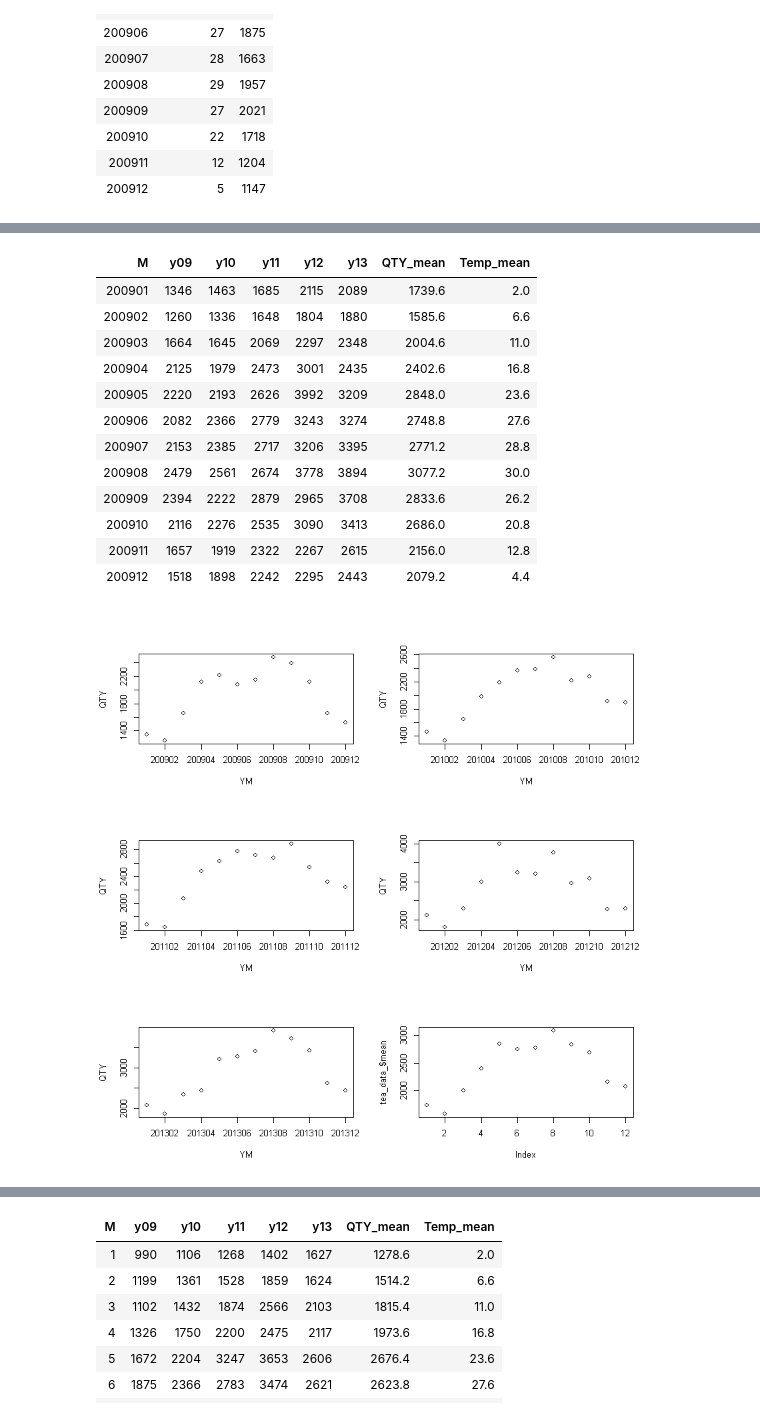
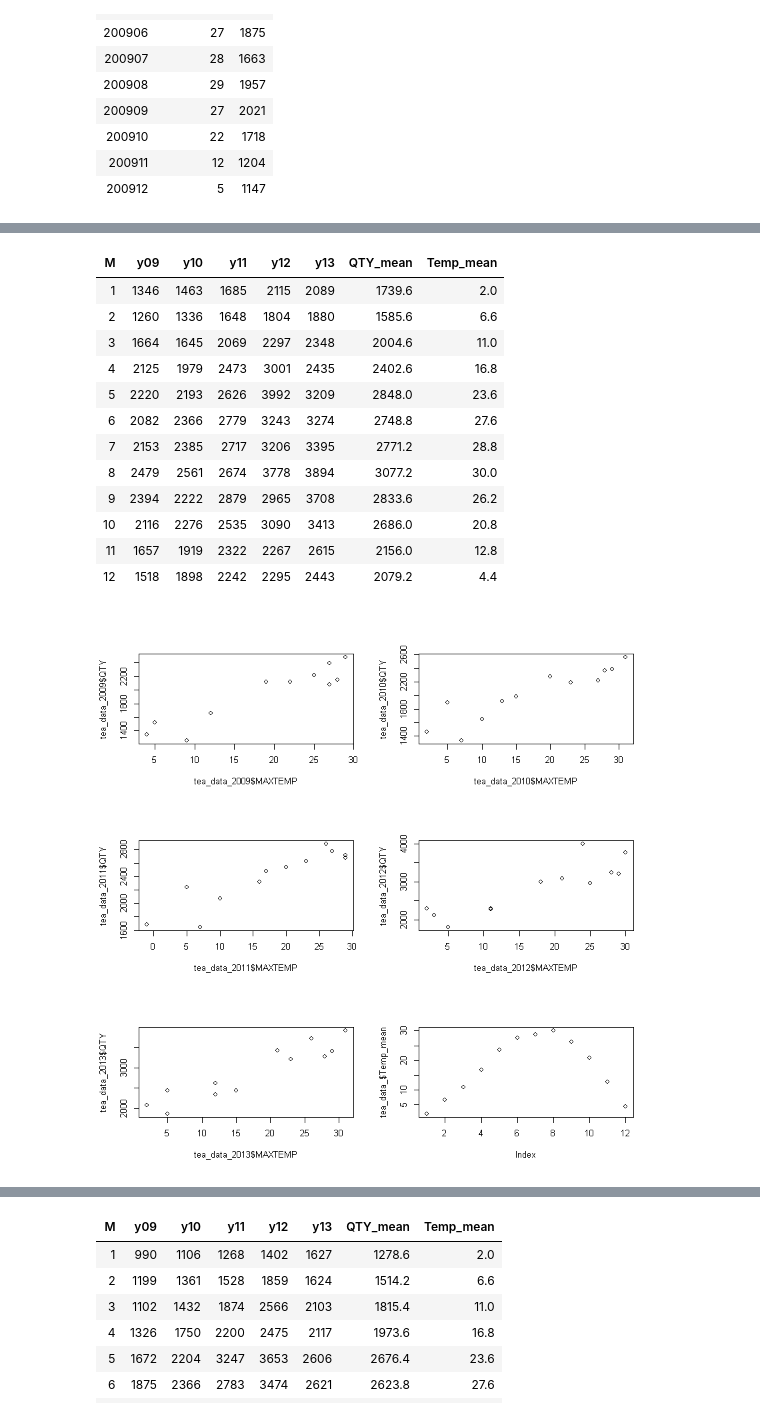
Before and after one commit to Seungki-Jeong/R_Practice, a Jupyter notebook: 개인.ipynb, the cells around one changed output, grey strips where cells are left out. Cells and saved outputs as stored; diff of their text form; code cells hidden in the pictures.

```diff
--- a/개인.ipynb
+++ b/개인.ipynb
@@ -238,6 +507,12 @@ tea_data_2013 = tea_data %>%
                     select(YM, MAXTEMP, QTY) %>%
                     filter(grepl('^2013', YM))
 
+tea_data_2009$YM = seq(1:12)
+tea_data_2010$YM = seq(1:12)
+tea_data_2011$YM = seq(1:12)
+tea_data_2012$YM = seq(1:12)
+tea_data_2013$YM = seq(1:12)
+
 tea_data_t = data.frame(tea_data_2009$YM, tea_data_2009$MAXTEMP)
 tea_data_t = cbind(tea_data_t, tea_data_2010$MAXTEMP, tea_data_2011$MAXTEMP, tea_data_2012$MAXTEMP, tea_data_2013$MAXTEMP)
 tea_data_t$t_mean = apply(tea_data_t[-c(1)], 1, mean)
@@ -252,28 +527,28 @@ colnames(tea_data_) = c('M', 'y09', 'y10', 'y11', 'y12', 'y13', 'QTY_mean', 'Tem
 tea_data_
 # %% [output]
 | M | y09 | y10 | y11 | y12 | y13 | QTY_mean | Temp_mean |
-| 200901 | 1346 | 1463 | 1685 | 2115 | 2089 | 1739.6 | 2.0 |
-| 200902 | 1260 | 1336 | 1648 | 1804 | 1880 | 1585.6 | 6.6 |
-| 200903 | 1664 | 1645 | 2069 | 2297 | 2348 | 2004.6 | 11.0 |
-| 200904 | 2125 | 1979 | 2473 | 3001 | 2435 | 2402.6 | 16.8 |
-| 200905 | 2220 | 2193 | 2626 | 3992 | 3209 | 2848.0 | 23.6 |
-| 200906 | 2082 | 2366 | 2779 | 3243 | 3274 | 2748.8 | 27.6 |
-| 200907 | 2153 | 2385 | 2717 | 3206 | 3395 | 2771.2 | 28.8 |
-| 200908 | 2479 | 2561 | 2674 | 3778 | 3894 | 3077.2 | 30.0 |
-| 200909 | 2394 | 2222 | 2879 | 2965 | 3708 | 2833.6 | 26.2 |
-| 200910 | 2116 | 2276 | 2535 | 3090 | 3413 | 2686.0 | 20.8 |
-| 200911 | 1657 | 1919 | 2322 | 2267 | 2615 | 2156.0 | 12.8 |
-| 200912 | 1518 | 1898 | 2242 | 2295 | 2443 | 2079.2 | 4.4 |
+| 1 | 1346 | 1463 | 1685 | 2115 | 2089 | 1739.6 | 2.0 |
+| 2 | 1260 | 1336 | 1648 | 1804 | 1880 | 1585.6 | 6.6 |
+| 3 | 1664 | 1645 | 2069 | 2297 | 2348 | 2004.6 | 11.0 |
+| 4 | 2125 | 1979 | 2473 | 3001 | 2435 | 2402.6 | 16.8 |
+| 5 | 2220 | 2193 | 2626 | 3992 | 3209 | 2848.0 | 23.6 |
+| 6 | 2082 | 2366 | 2779 | 3243 | 3274 | 2748.8 | 27.6 |
+| 7 | 2153 | 2385 | 2717 | 3206 | 3395 | 2771.2 | 28.8 |
+| 8 | 2479 | 2561 | 2674 | 3778 | 3894 | 3077.2 | 30.0 |
+| 9 | 2394 | 2222 | 2879 | 2965 | 3708 | 2833.6 | 26.2 |
+| 10 | 2116 | 2276 | 2535 | 3090 | 3413 | 2686.0 | 20.8 |
+| 11 | 1657 | 1919 | 2322 | 2267 | 2615 | 2156.0 | 12.8 |
+| 12 | 1518 | 1898 | 2242 | 2295 | 2443 | 2079.2 | 4.4 |
 # %%
 par(mfrow = c(3, 2))
-plot(tea_data_2009)
-plot(tea_data_2010)
-plot(tea_data_2011)
-plot(tea_data_2012)
-plot(tea_data_2013)
-plot(tea_data_$mean)
+plot(tea_data_2009$MAXTEMP, tea_data_2009$QTY)
+plot(tea_data_2010$MAXTEMP, tea_data_2010$QTY)
+plot(tea_data_2011$MAXTEMP, tea_data_2011$QTY)
+plot(tea_data_2012$MAXTEMP, tea_data_2012$QTY)
+plot(tea_data_2013$MAXTEMP, tea_data_2013$QTY)
+plot(tea_data_$Temp_mean)
 # %% [output]
-[figure, old version]
+[figure, new version]
 # %%
 fruit_data_2009$YM = seq(1:12)
 fruit_data_2010$YM = seq(1:12)
```
Also changed, not shown: parts of 36 cells of this notebook.
